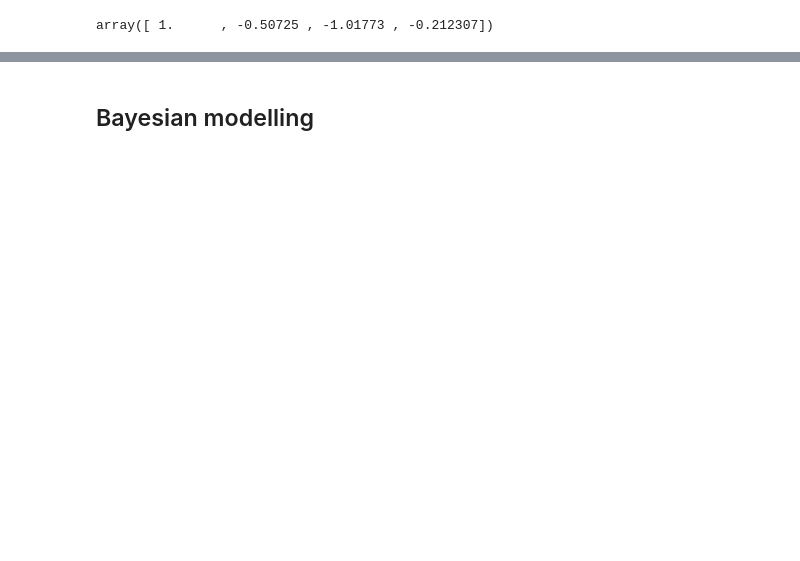
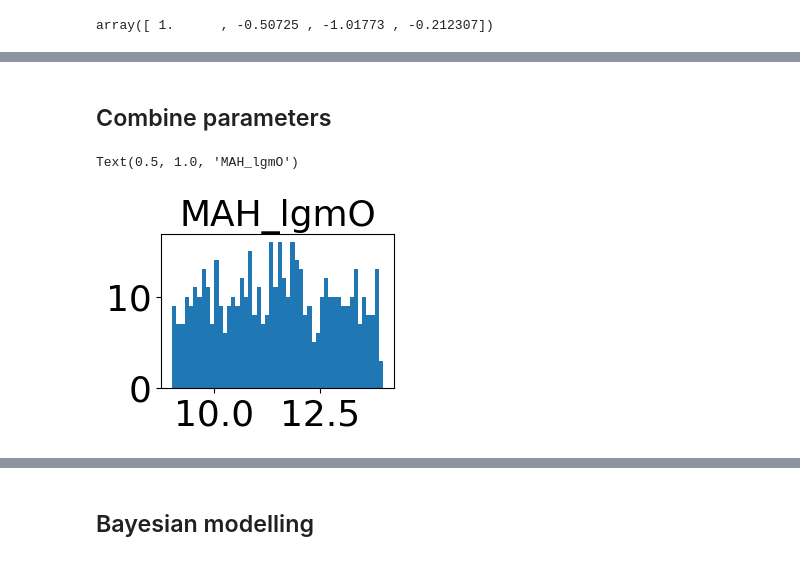
Before and after one commit to sylvielsstfr/Fors2ToStellarPopSynthesis, a Jupyter notebook: examples/examples_comparedatamodel/GenerateSPSModels_withNumpyro.ipynb, the cells around one changed output, grey strips where cells are left out. Saved outputs shown, nothing was run; the diff lists cells and outputs as text; code cells hidden in the pictures; blank space fills up the shorter version.

```diff
--- a/examples/examples_comparedatamodel/GenerateSPSModels_withNumpyro.ipynb
+++ b/examples/examples_comparedatamodel/GenerateSPSModels_withNumpyro.ipynb
@@ -540,4 +560,9 @@ q_paramnames = ["Q_lg_qt", "Q_qlglgdt", "Q_lg_drop", "Q_lg_rejuv"]
+# %% [markdown]
+## Combine parameters
+# %%
+rng_key = jax.random.PRNGKey(1)
+rng_key, rng_key0, rng_key1, rng_key2 = jax.random.split(rng_key, 4)
 # %%
-defaults_params = [DEFAULT_MAH_PARAMS,DEFAULT_MS_PARAMS,DEFAULT_Q_PARAMS]
-param_names = [mah_paramnames,ms_paramnames,q_paramnames]
-param_scales = [0., 0.25,0.1]
+defaults_params = [DEFAULT_MAH_PARAMS,DEFAULT_MS_PARAMS,DEFAULT_Q_PARAMS,DEFAULT_DUST_PARAMS]
+param_names = [mah_paramnames,ms_paramnames,q_paramnames,dust_paramnames]
+param_scales = [3, 0.25,0.1,2.]
@@ -543,0 +577,10 @@ param_scales = [0., 0.25,0.1]
+# %%
+d = dist.Uniform(DEFAULT_MAH_PARAMS[0]-param_scales[0],DEFAULT_MAH_PARAMS[0]+param_scales[3])
+data = d.sample(rng_key0,sample_shape=(500,))
+# %%
+fig, ax = plt.subplots(1, 1,figsize=(3,2))
+ax.hist(data,bins=50);
+ax.set_title(mah_paramnames[0])
+# %% [output]
+Text(0.5, 1.0, 'MAH_lgmO')
+[figure, added]
```
Also changed, not shown: parts of 36 cells of this notebook, 1 other file.
